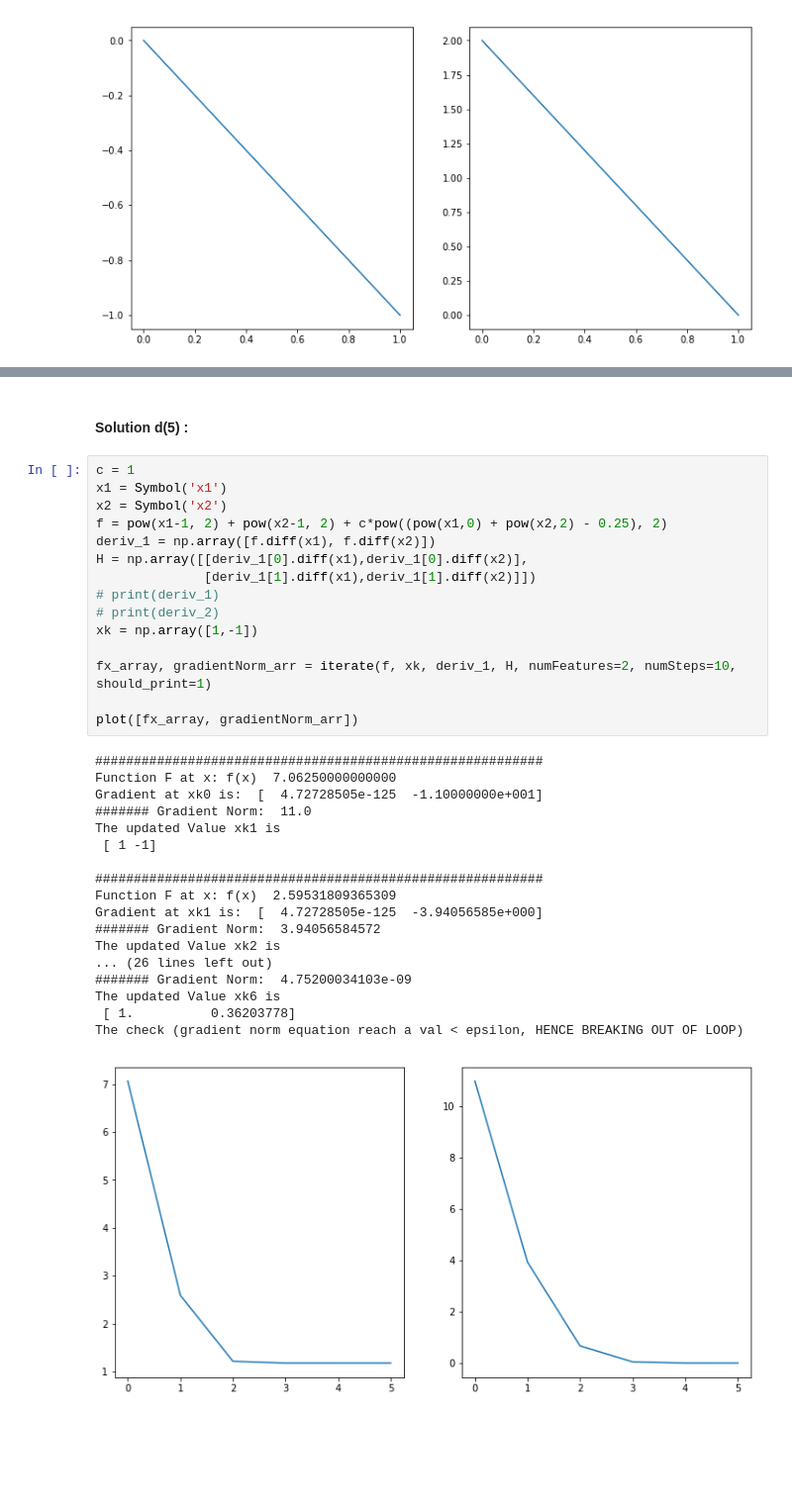
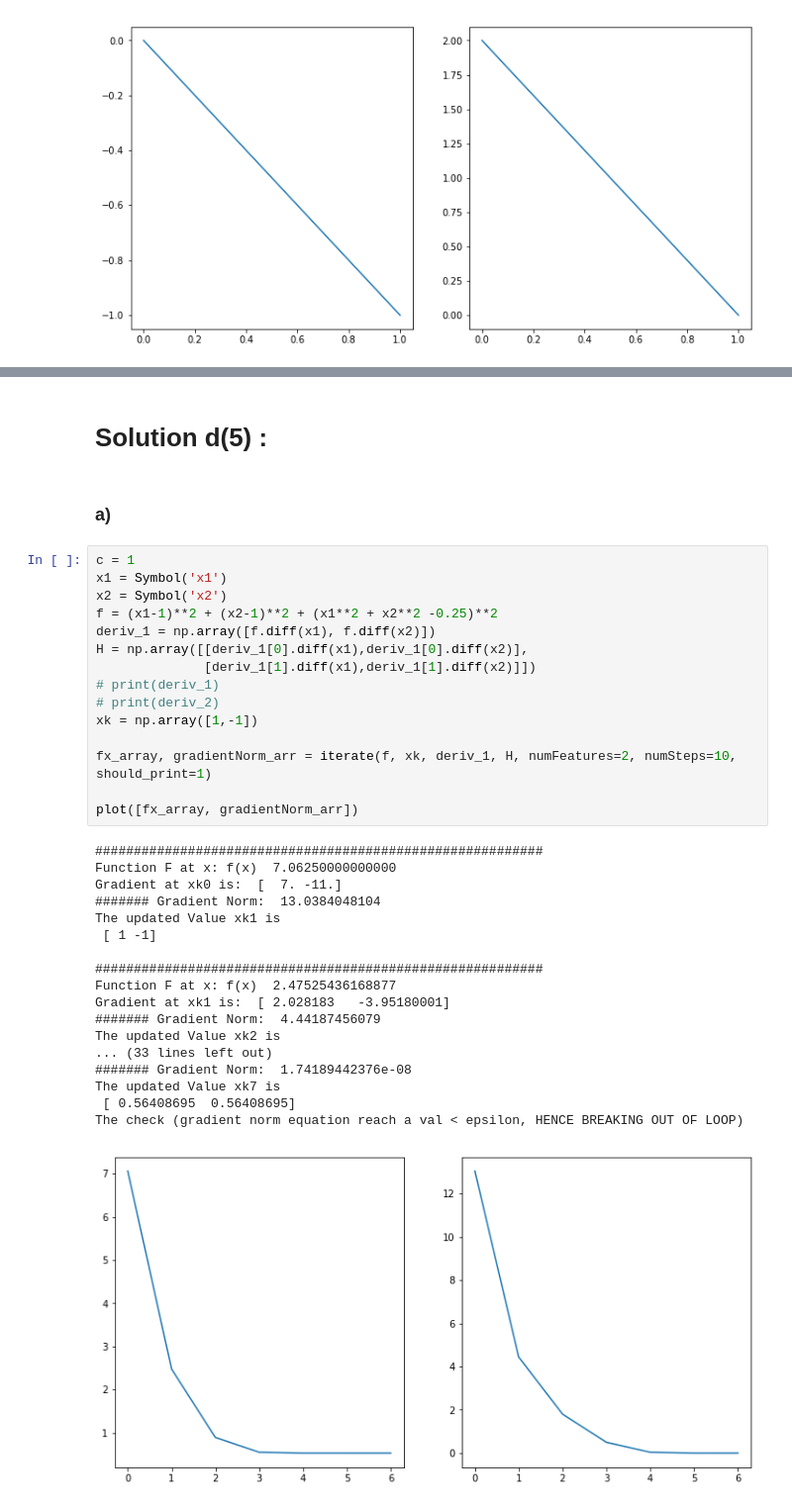
Before and after one commit to Sardhendu/Study, a Jupyter notebook: OptimizationEngg/Project/Newtons.ipynb, the cells around one changed output, grey strips where cells are left out. Shown: that part at 99% size. Saved outputs shown, nothing was run; the diff lists cells and outputs as text; blank space fills up the shorter version.

```diff
--- a/OptimizationEngg/Project/Newtons.ipynb
+++ b/OptimizationEngg/Project/Newtons.ipynb
@@ -217,38 +217,40 @@ The updated Value xk2 is
 The check (gradient norm equation reach a val < epsilon, HENCE BREAKING OUT OF LOOP)
 [figure]
 # %% [markdown]
-#### Solution d(5) :
+# Solution d(5) :
+# %% [markdown]
+### a)
 # %%
 c = 1
 x1 = Symbol('x1')
 x2 = Symbol('x2')
-f = pow(x1-1, 2) + pow(x2-1, 2) + c*pow((pow(x1,0) + pow(x2,2) - 0.25), 2)
+f = (x1-1)**2 + (x2-1)**2 + (x1**2 + x2**2 -0.25)**2
 deriv_1 = np.array([f.diff(x1), f.diff(x2)])
 H = np.array([[deriv_1[0].diff(x1),deriv_1[0].diff(x2)],
               [deriv_1[1].diff(x1),deriv_1[1].diff(x2)]])
 # print(deriv_1)
 # print(deriv_2)
 xk = np.array([1,-1])
 
 fx_array, gradientNorm_arr = iterate(f, xk, deriv_1, H, numFeatures=2, numSteps=10, should_print=1)
 
 plot([fx_array, gradientNorm_arr])
 # %% [output]
 ##########################################################
 Function F at x: f(x)  7.06250000000000
-Gradient at xk0 is:  [  4.72728505e-125  -1.10000000e+001]
-####### Gradient Norm:  11.0
+Gradient at xk0 is:  [  7. -11.]
+####### Gradient Norm:  13.0384048104
 The updated Value xk1 is
  [ 1 -1]
 
 ##########################################################
-Function F at x: f(x)  2.59531809365309
-Gradient at xk1 is:  [  4.72728505e-125  -3.94056585e+000]
-####### Gradient Norm:  3.94056584572
+Function F at x: f(x)  2.47525436168877
+Gradient at xk1 is:  [ 2.028183   -3.95180001]
+####### Gradient Norm:  4.44187456079
 The updated Value xk2 is
-... (26 lines left out)
-####### Gradient Norm:  4.75200034103e-09
-The updated Value xk6 is
- [ 1.          0.36203778]
+... (33 lines left out)
+####### Gradient Norm:  1.74189442376e-08
+The updated Value xk7 is
+ [ 0.56408695  0.56408695]
 The check (gradient norm equation reach a val < epsilon, HENCE BREAKING OUT OF LOOP)
-[figure, old version]
+[figure, new version]
```
Also changed, not shown: parts of 11 cells of this notebook.
